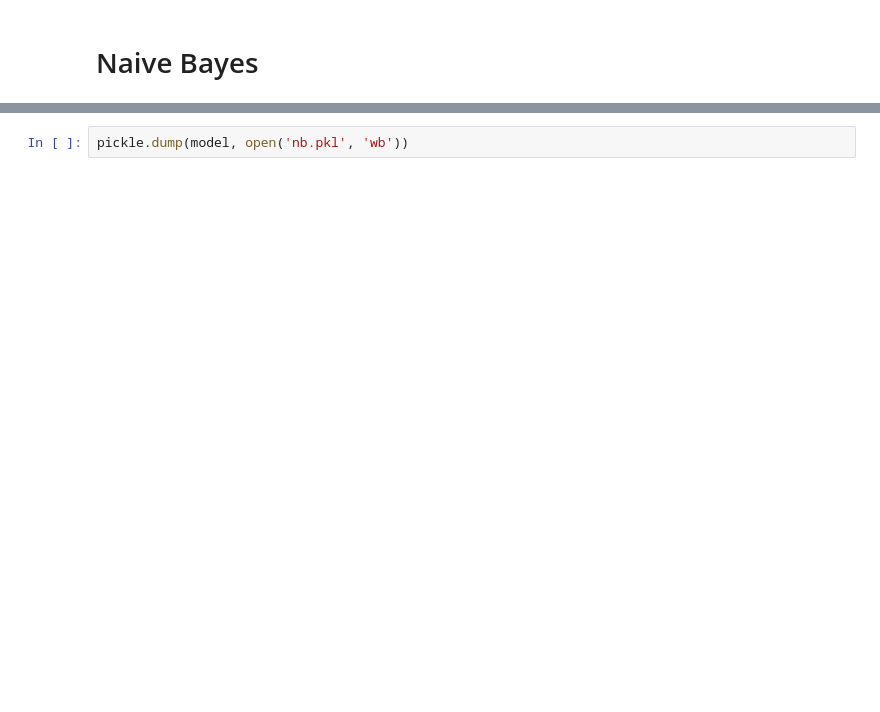
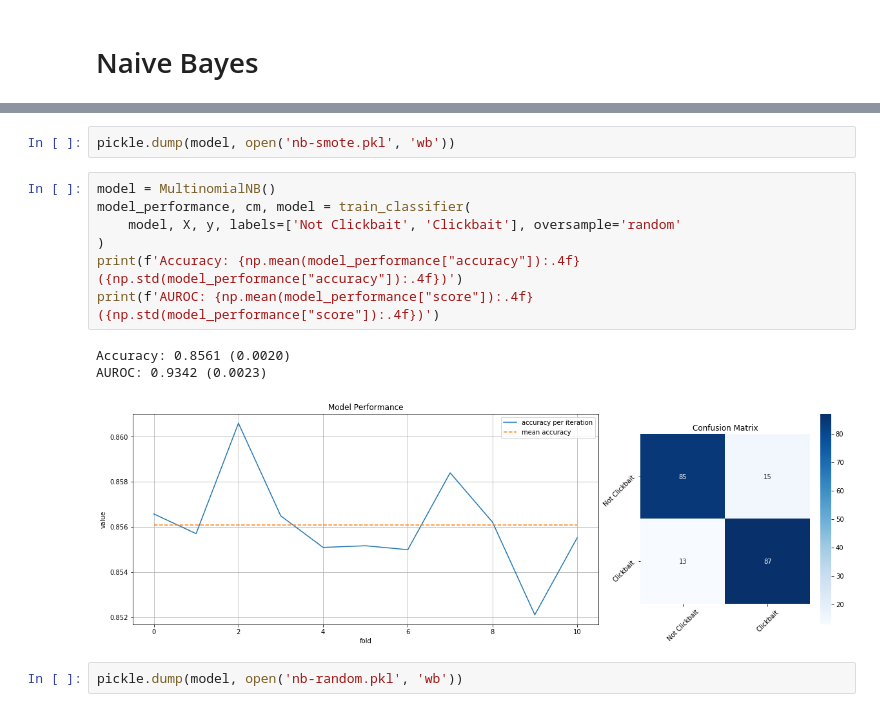
Before and after one commit to Ritvik19/Clickbait-Detection, a Jupyter notebook: 02 Linear Models.ipynb, the cells around one changed output, grey strips where cells are left out. Drawn from its saved outputs; the diff is of its cells as text; blank space fills up the shorter version.

```diff
--- a/02 Linear Models.ipynb
+++ b/02 Linear Models.ipynb
@@ -59,2 +72,15 @@ AUROC: 0.9341 (0.0023)
 # %%
-pickle.dump(model, open('nb.pkl', 'wb'))
+pickle.dump(model, open('nb-smote.pkl', 'wb'))
+# %%
+model = MultinomialNB()
+model_performance, cm, model = train_classifier(
+    model, X, y, labels=['Not Clickbait', 'Clickbait'], oversample='random'
+)
+print(f'Accuracy: {np.mean(model_performance["accuracy"]):.4f} ({np.std(model_performance["accuracy"]):.4f})')
+print(f'AUROC: {np.mean(model_performance["score"]):.4f} ({np.std(model_performance["score"]):.4f})')
+# %% [output]
+Accuracy: 0.8561 (0.0020)
+AUROC: 0.9342 (0.0023)
+[figure, added]
+# %%
+pickle.dump(model, open('nb-random.pkl', 'wb'))
```
Also changed, not shown: parts of 3 cells of this notebook, 4 other files.
